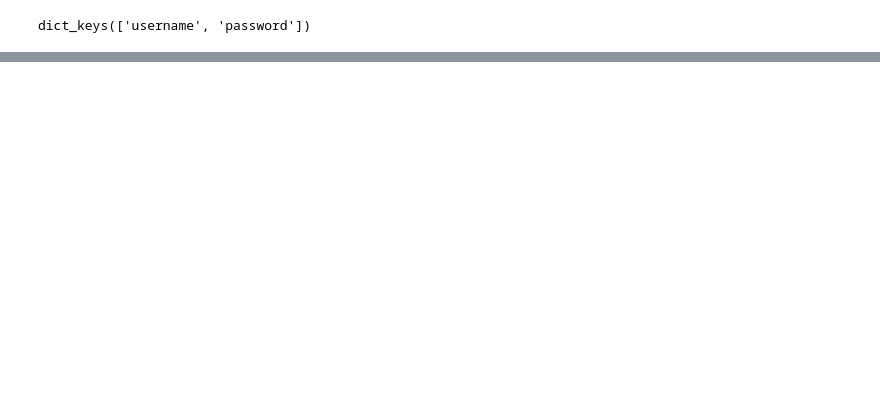
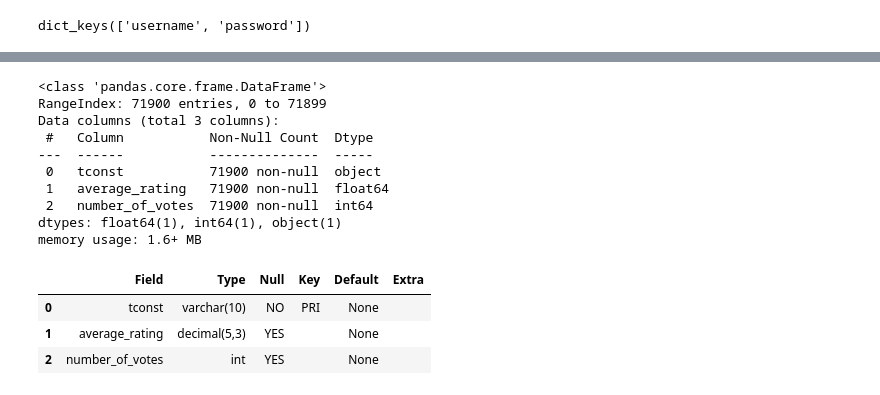
Before and after one commit to Ahmed-Wassel-Angar/movies_project, a Jupyter notebook: DATABASE_Design.ipynb, the cells around one changed output, grey strips where cells are left out. Cells and saved outputs as stored; diff of their text form; code cells hidden in the pictures; blank space fills up the shorter version.

```diff
--- a/DATABASE_Design.ipynb
+++ b/DATABASE_Design.ipynb
@@ -558,0 +642,23 @@ username
+# %%
+# Confirmation of insertion and and verification of columns
+q = """SELECT * FROM title_ratings"""
+x = pd.read_sql(text(q), conn)
+x.info()
+x.head()
+q = """describe title_ratings"""
+pd.read_sql(text(q),conn)
+# %% [output]
+<class 'pandas.core.frame.DataFrame'>
+RangeIndex: 71900 entries, 0 to 71899
+Data columns (total 3 columns):
+ #   Column           Non-Null Count  Dtype
+---  ------           --------------  -----
+ 0   tconst           71900 non-null  object
+ 1   average_rating   71900 non-null  float64
+ 2   number_of_votes  71900 non-null  int64
+dtypes: float64(1), int64(1), object(1)
+memory usage: 1.6+ MB
+|  | Field | Type | Null | Key | Default | Extra |
+| 0 | tconst | varchar(10) | NO | PRI | None |  |
+| 1 | average_rating | decimal(5,3) | YES |  | None |  |
+| 2 | number_of_votes | int | YES |  | None |  |
```
Also changed, not shown: parts of 22 cells of this notebook, 4 other files.
